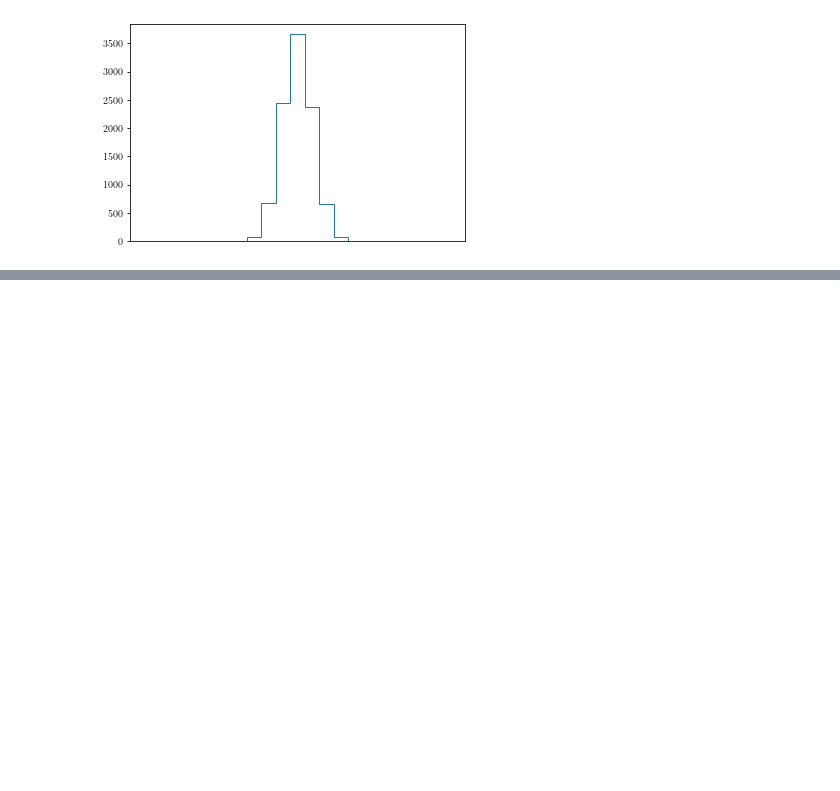
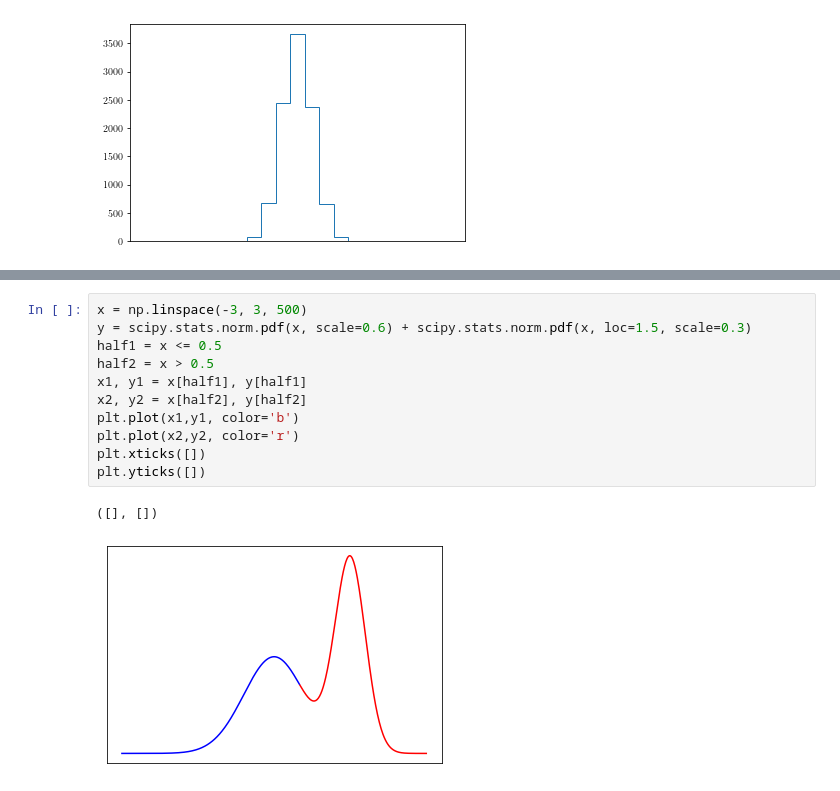
Before and after one commit to ismael-mendoza/nbody-relaxed, a Jupyter notebook: notebooks/current/cartoon.ipynb, the cells around one changed output, grey strips where cells are left out. Cells and saved outputs as stored; diff of their text form; blank space fills up the shorter version.

```diff
--- a/notebooks/current/cartoon.ipynb
+++ b/notebooks/current/cartoon.ipynb
@@ -87,0 +117,14 @@ plt.xticks([])
+# %%
+x = np.linspace(-3, 3, 500)
+y = scipy.stats.norm.pdf(x, scale=0.6) + scipy.stats.norm.pdf(x, loc=1.5, scale=0.3)
+half1 = x <= 0.5
+half2 = x > 0.5
+x1, y1 = x[half1], y[half1]
+x2, y2 = x[half2], y[half2]
+plt.plot(x1,y1, color='b')
+plt.plot(x2,y2, color='r')
+plt.xticks([])
+plt.yticks([])
+# %% [output]
+([], [])
+[figure, added]
```
Also changed, not shown: parts of 9 cells of this notebook.
